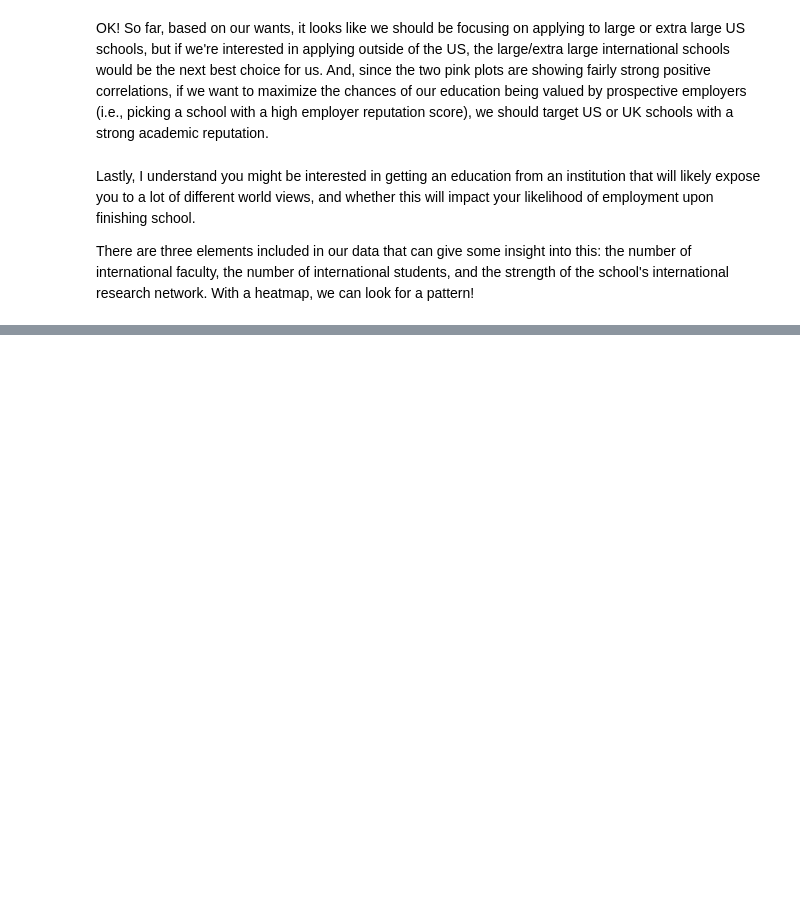
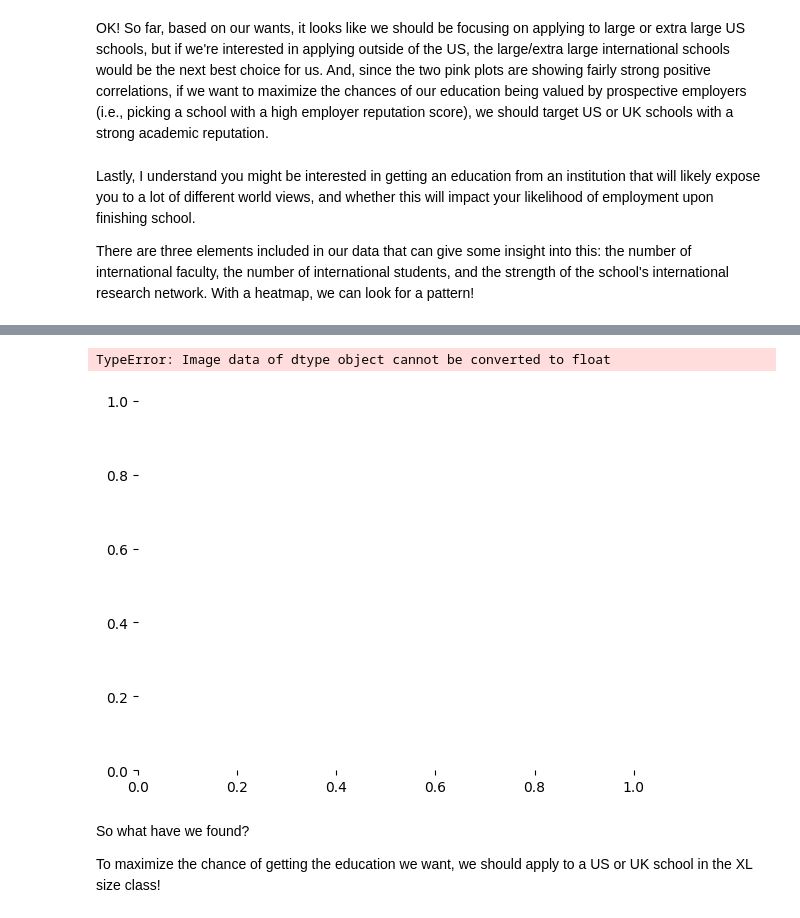
Before and after one commit to thezachdrake/UMD-INST760-Summer2024, a Jupyter notebook: notebooks/Hochman-Notebook.ipynb, the cells around one changed output, grey strips where cells are left out. Cells and saved outputs as stored; diff of their text form; code cells hidden in the pictures; blank space fills up the shorter version.

```diff
--- a/notebooks/Hochman-Notebook.ipynb
+++ b/notebooks/Hochman-Notebook.ipynb
@@ -198,3 +187,4 @@ m = pd.crosstab(df["international_faculty"],df["international_students"],values=
 # %%
-sns.heatmap(pd.crosstab(df["international_faculty"],df["international_students"],values=df["employment_outcomes"],aggfunc="mean"))
+m = pd.crosstab(df["international_faculty"],df["international_students"],values=df["employment_outcomes"],aggfunc="mean").round(0).fillna(0)
+m
 # %% [output]
@@ -201,0 +205,13 @@ TypeError: float() argument must be a string or a real number, not 'NAType'
+# %%
+# sns.heatmap(pd.crosstab(df["international_faculty"],df["international_students"],values=df["employment_outcomes"],aggfunc="mean").round(0).fillna(0))
+sns.heatmap(m)
+
+# This appears to not be working because there are some non-numeric values in our crosstab table, which cannot be used to color the heatmap.
+# I do not know how to clean the data to fix this
+# %% [output]
+TypeError: Image data of dtype object cannot be converted to float
+[figure, added]
+# %% [markdown]
+So what have we found?
+
+To maximize the chance of getting the education we want, we should apply to a US or UK school in the XL size class!
```
Also changed, not shown: parts of 3 cells of this notebook.
